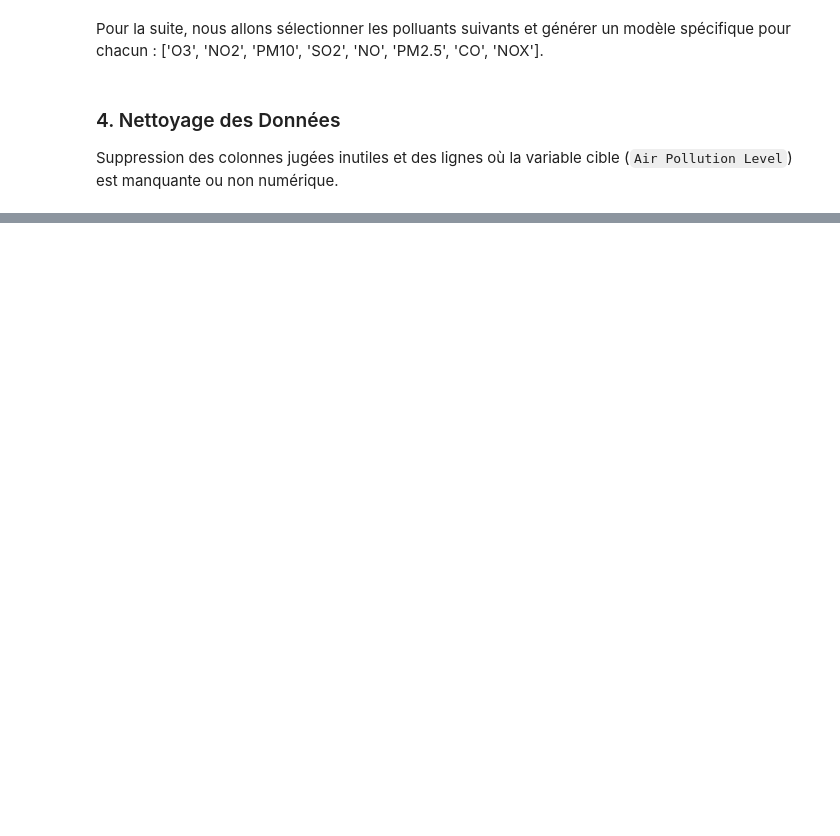
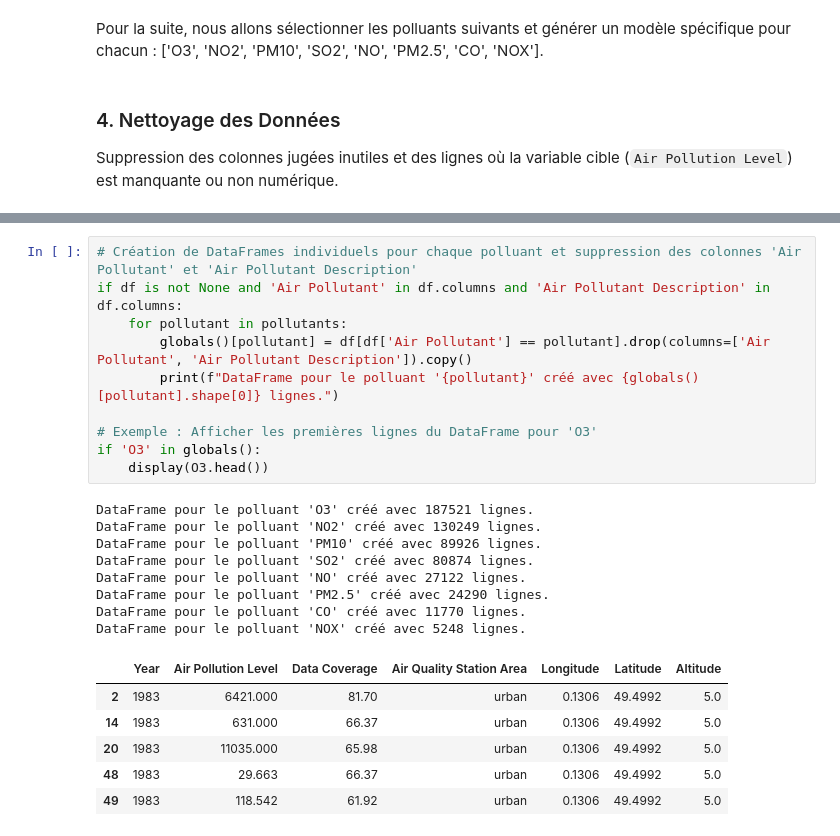
Before and after one commit to esmeml/cityairpollutionprediction, a Jupyter notebook: main.ipynb, the cells around one changed output, grey strips where cells are left out. Saved outputs shown, nothing was run; the diff lists cells and outputs as text; blank space fills up the shorter version.

```diff
--- a/main.ipynb
+++ b/main.ipynb
@@ -411,0 +228,25 @@ print("\n--- Fin du Notebook ---")
+# %%
+# Création de DataFrames individuels pour chaque polluant et suppression des colonnes 'Air Pollutant' et 'Air Pollutant Description'
+if df is not None and 'Air Pollutant' in df.columns and 'Air Pollutant Description' in df.columns:
+    for pollutant in pollutants:
+        globals()[pollutant] = df[df['Air Pollutant'] == pollutant].drop(columns=['Air Pollutant', 'Air Pollutant Description']).copy()
+        print(f"DataFrame pour le polluant '{pollutant}' créé avec {globals()[pollutant].shape[0]} lignes.")
+
+# Exemple : Afficher les premières lignes du DataFrame pour 'O3'
+if 'O3' in globals():
+    display(O3.head())
+# %% [output]
+DataFrame pour le polluant 'O3' créé avec 187521 lignes.
+DataFrame pour le polluant 'NO2' créé avec 130249 lignes.
+DataFrame pour le polluant 'PM10' créé avec 89926 lignes.
+DataFrame pour le polluant 'SO2' créé avec 80874 lignes.
+DataFrame pour le polluant 'NO' créé avec 27122 lignes.
+DataFrame pour le polluant 'PM2.5' créé avec 24290 lignes.
+DataFrame pour le polluant 'CO' créé avec 11770 lignes.
+DataFrame pour le polluant 'NOX' créé avec 5248 lignes.
+|  | Year | Air Pollution Level | Data Coverage | Air Quality Station Area | Longitude | Latitude | Altitude |
+| 2 | 1983 | 6421.000 | 81.70 | urban | 0.1306 | 49.4992 | 5.0 |
+| 14 | 1983 | 631.000 | 66.37 | urban | 0.1306 | 49.4992 | 5.0 |
+| 20 | 1983 | 11035.000 | 65.98 | urban | 0.1306 | 49.4992 | 5.0 |
+| 48 | 1983 | 29.663 | 66.37 | urban | 0.1306 | 49.4992 | 5.0 |
+| 49 | 1983 | 118.542 | 61.92 | urban | 0.1306 | 49.4992 | 5.0 |
```
Also changed, not shown: parts of 18 cells of this notebook.
